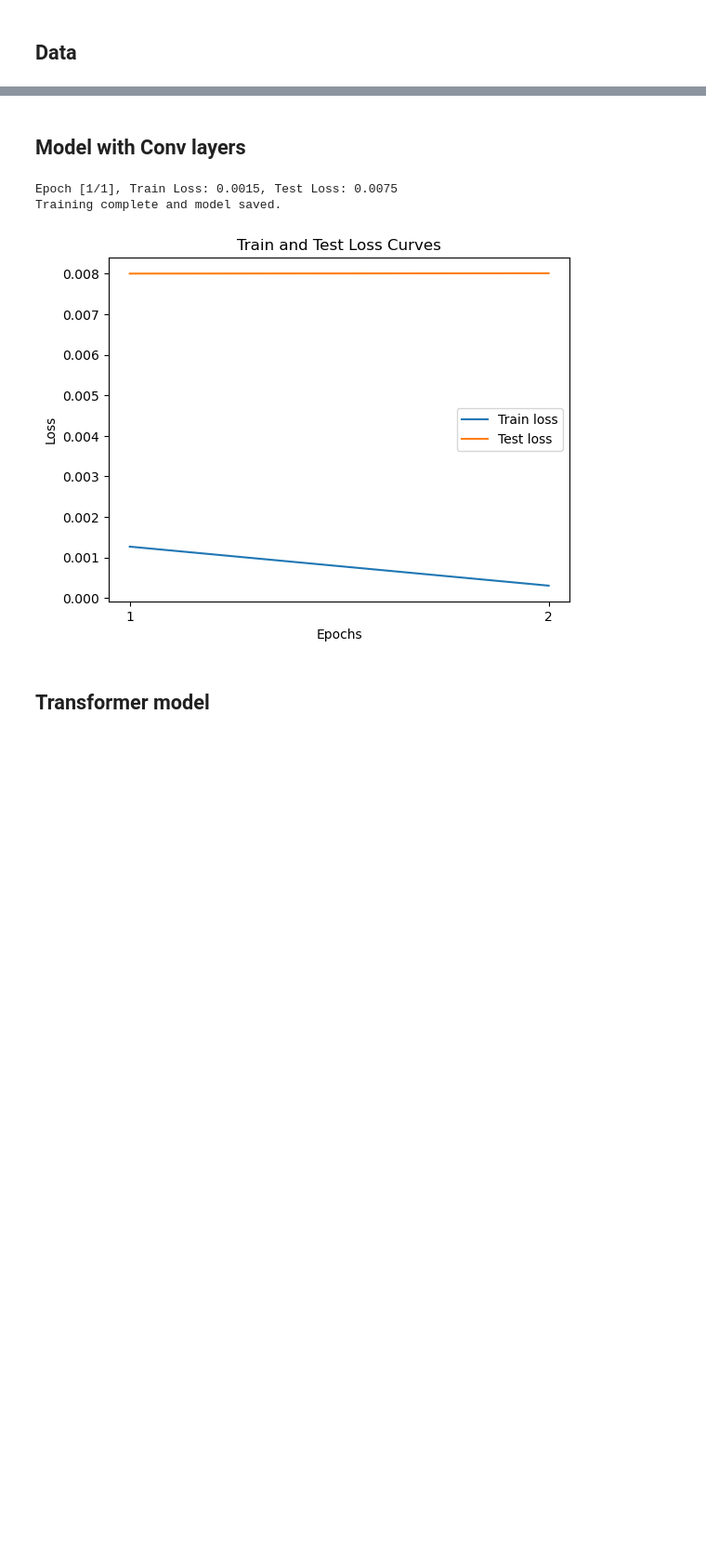
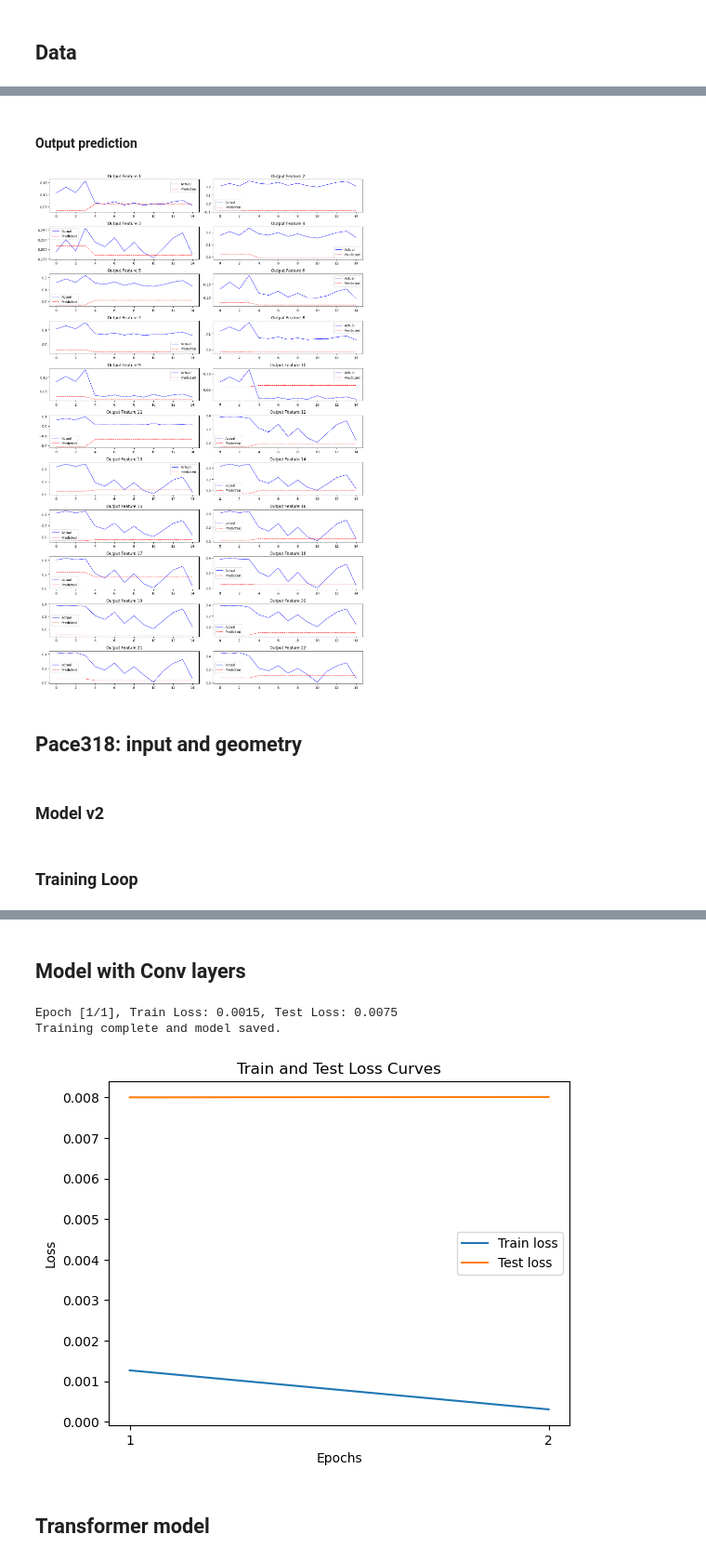
Before and after one commit to SunzidHassan/Research, a Jupyter notebook: 23-24_Automatic-Control-Lab/Projects/24_Aerosol/24_aerosol.ipynb, the cells around one changed output, grey strips where cells are left out. Shown at 93% size. Drawn from its saved outputs; the diff is of its cells as text; code cells hidden in the pictures; blank space fills up the shorter version.

Commit message:
aerosol_linear_training

```diff
--- a/23-24_Automatic-Control-Lab/Projects/24_Aerosol/24_aerosol.ipynb
+++ b/23-24_Automatic-Control-Lab/Projects/24_Aerosol/24_aerosol.ipynb
@@ -308,3 +288,77 @@ test_dataloader = DataLoader(test_data, batch_size=32, shuffle=False)
+# %% [markdown]
+#### Output prediction
+# %%
+# Instantiate the model and move it to the GPU (if available)
+input_size = 11  # Input shape (11 features)
+output_size = 22  # Output shape (22 features)
+# %%
+import matplotlib.pyplot as plt
+import numpy as np
+
+# Sample size for visualization
+sample_size = 15
+
+# Collect sample of actual and predicted outputs
+sample_actuals = []
+sample_predictions = []
+
+# Set model to evaluation mode
+model_io_v1.eval()
+with torch.inference_mode():  # Disable gradients for evaluation
+    for geometry, inputs, targets in test_dataloader:
+        # Define batch size
+        batch_size = geometry.shape[0]
+
+        # Determine how many samples to take from this batch
+        remaining_samples = sample_size - len(sample_actuals)
+        num_samples = min(remaining_samples, batch_size)
+
+        # Randomly select indices within the batch
+        indices = np.random.choice(batch_size, num_samples, replace=False)
+
+        # Select only the subset of data and move to the device
+        geometry_subset = geometry[indices].to(device)
+        inputs_subset = inputs[indices].to(device)
+        targets_subset = targets[indices].to(device)
+
+        # Make predictions
+        predictions = model_io_v1(inputs_subset)
+
+        # Collect predictions and actuals to CPU
+        sample_actuals.append(targets_subset.cpu())
+        sample_predictions.append(predictions.cpu())
+
+        # Stop if we've collected enough samples
+        if len(sample_actuals) >= sample_size:
+            break
+
+# Concatenate samples and convert to numpy arrays for plotting
+sample_actuals = torch.cat(sample_actuals, dim=0).numpy()
+sample_predictions = torch.cat(sample_predictions, dim=0).numpy()
+
+# Plot actual vs predicted output for each feature in the output vector
+num_outputs = output_size  # This is 22 as per your data shape
+fig, axes = plt.subplots(num_outputs // 2, 2, figsize=(14, 2 * (num_outputs // 2)))
+axes = axes.flatten()
+
+# Adjust the x-axis range to match the sample size
+x_range = range(sample_size)  # Should be 0 to 4 for a sample size of 5
+
+for i in range(num_outputs):
+    # Plot the actual and predicted values for the sample on the correct x-axis range
+    axes[i].plot(x_range, sample_actuals[:sample_size, i], label='Actual', color='blue', linewidth=1)
+    axes[i].plot(x_range, sample_predictions[:sample_size, i], label='Predicted', color='red', linestyle='dashed', linewidth=1)
+    axes[i].set_title(f'Output Feature {i+1}')
+    axes[i].legend()
+
+plt.tight_layout()
+plt.show()
+# %% [output]
+[figure, added]
+# %% [markdown]
+## Pace318: input and geometry
+# %% [markdown]
+### Model v2
 # %%
 # Check if a GPU is available, otherwise fall back to CPU
 device = torch.device('cuda' if torch.cuda.is_available() else 'cpu')
@@ -325,2 +379,4 @@ class CombinedRegressionModel(nn.Module):
         x = self.fc3(x)
         return x
+# %% [markdown]
+### Training Loop
```
Also changed, not shown: parts of 59 cells of this notebook, 9 other files.
